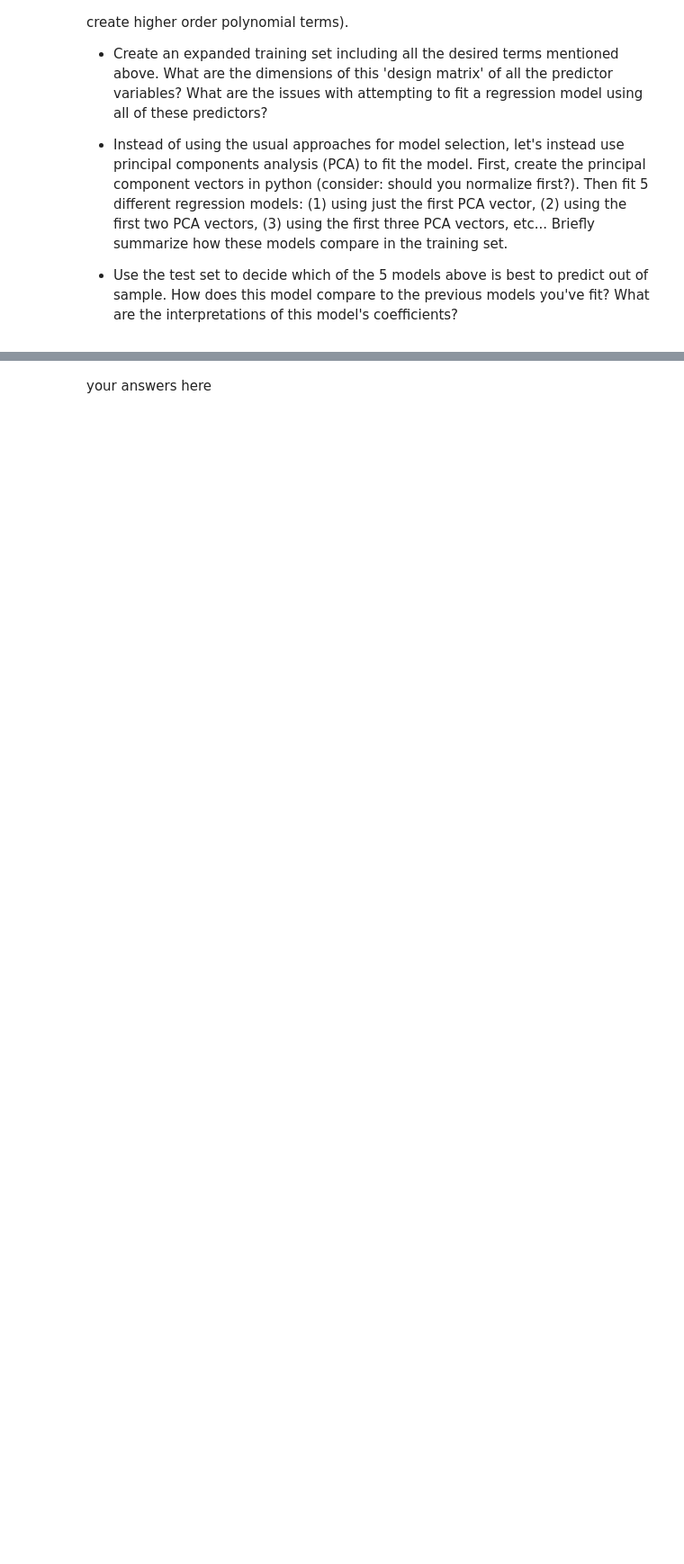
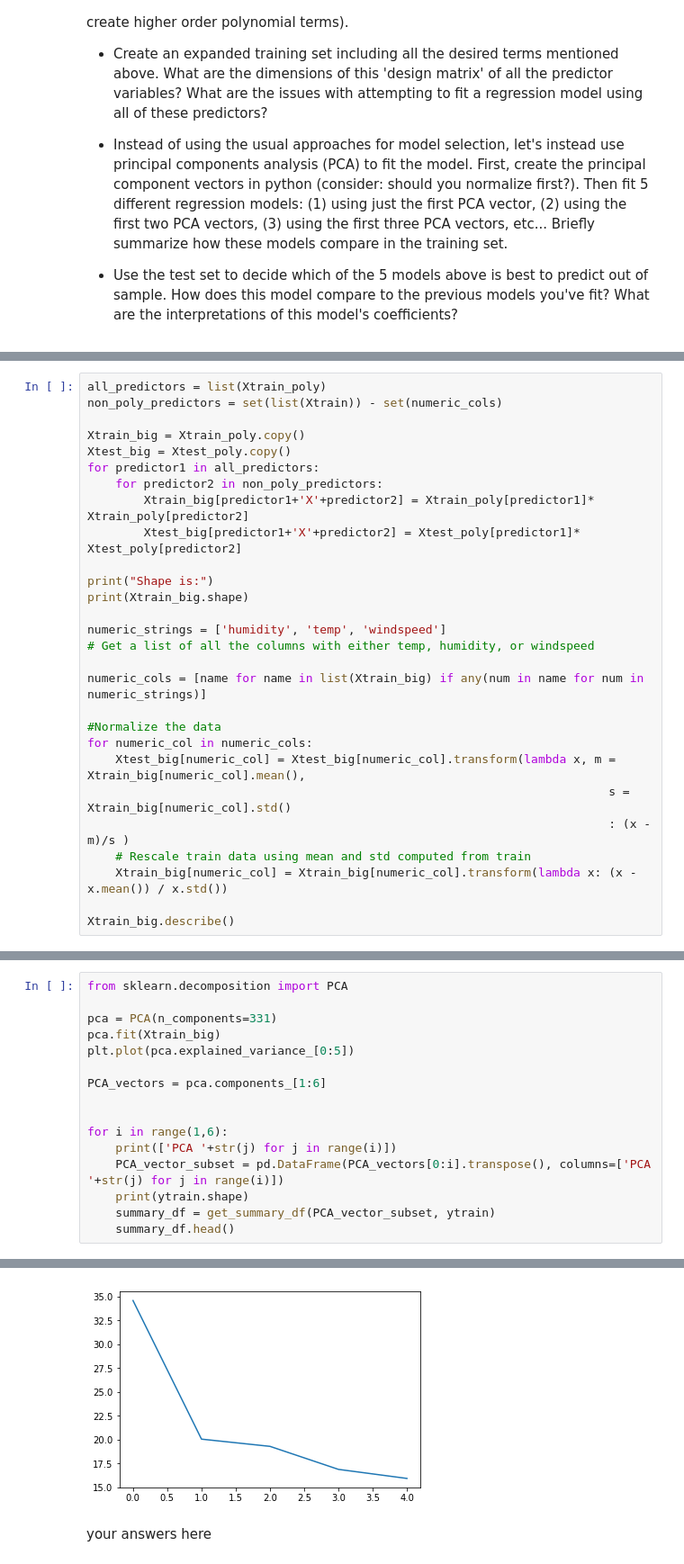
Before and after one commit to REMitchell/CSCIE109A, a Jupyter notebook: hw4/cs109a_hw4.ipynb, the cells around one changed output, grey strips where cells are left out. Shown at 90% size. Drawn from its saved outputs; the diff is of its cells as text; blank space fills up the shorter version.

```diff
--- a/hw4/cs109a_hw4.ipynb
+++ b/hw4/cs109a_hw4.ipynb
@@ -119,0 +362,28 @@ We would like to fit a model to include all main effects, polynomial terms up to
+# %%
+all_predictors = list(Xtrain_poly)
+non_poly_predictors = set(list(Xtrain)) - set(numeric_cols)
+
+Xtrain_big = Xtrain_poly.copy()
+Xtest_big = Xtest_poly.copy()
+for predictor1 in all_predictors:
+    for predictor2 in non_poly_predictors:
+        Xtrain_big[predictor1+'X'+predictor2] = Xtrain_poly[predictor1]* Xtrain_poly[predictor2]
+        Xtest_big[predictor1+'X'+predictor2] = Xtest_poly[predictor1]* Xtest_poly[predictor2]
+
+print("Shape is:")
+print(Xtrain_big.shape)
+
+numeric_strings = ['humidity', 'temp', 'windspeed']
+# Get a list of all the columns with either temp, humidity, or windspeed
+
+numeric_cols = [name for name in list(Xtrain_big) if any(num in name for num in numeric_strings)]
+
+#Normalize the data
+for numeric_col in numeric_cols:
+    Xtest_big[numeric_col] = Xtest_big[numeric_col].transform(lambda x, m = Xtrain_big[numeric_col].mean(),
+                                                                          s = Xtrain_big[numeric_col].std()
+                                                                          : (x - m)/s )
+    # Rescale train data using mean and std computed from train
+    Xtrain_big[numeric_col] = Xtrain_big[numeric_col].transform(lambda x: (x - x.mean()) / x.std())
+
+Xtrain_big.describe()
@@ -119,0 +403,17 @@ We would like to fit a model to include all main effects, polynomial terms up to
+# %%
+from sklearn.decomposition import PCA
+
+pca = PCA(n_components=331)
+pca.fit(Xtrain_big)
+plt.plot(pca.explained_variance_[0:5])
+
+PCA_vectors = pca.components_[1:6]
+
+
+for i in range(1,6):
+    print(['PCA '+str(j) for j in range(i)])
+    PCA_vector_subset = pd.DataFrame(PCA_vectors[0:i].transpose(), columns=['PCA '+str(j) for j in range(i)])
+    print(ytrain.shape)
+    summary_df = get_summary_df(PCA_vector_subset, ytrain)
+    summary_df.head()
+# %% [output]
@@ -120,3 +423,4 @@ We would like to fit a model to include all main effects, polynomial terms up to
+[figure, added]
 # %% [markdown]
 your answers here
 # %% [markdown]
```
Also changed, not shown: parts of 19 cells of this notebook.
